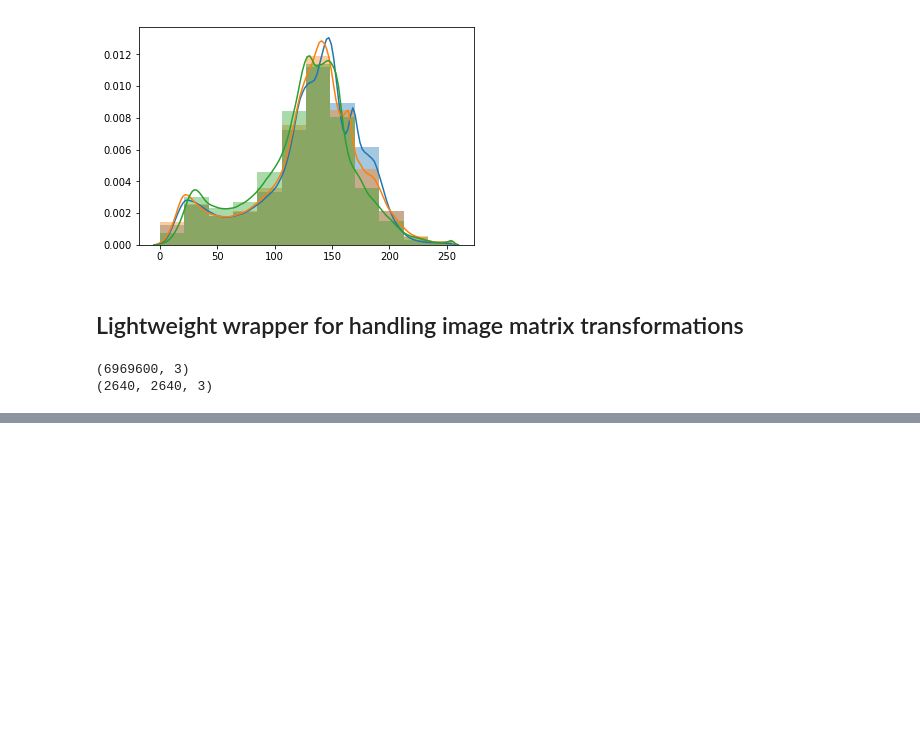
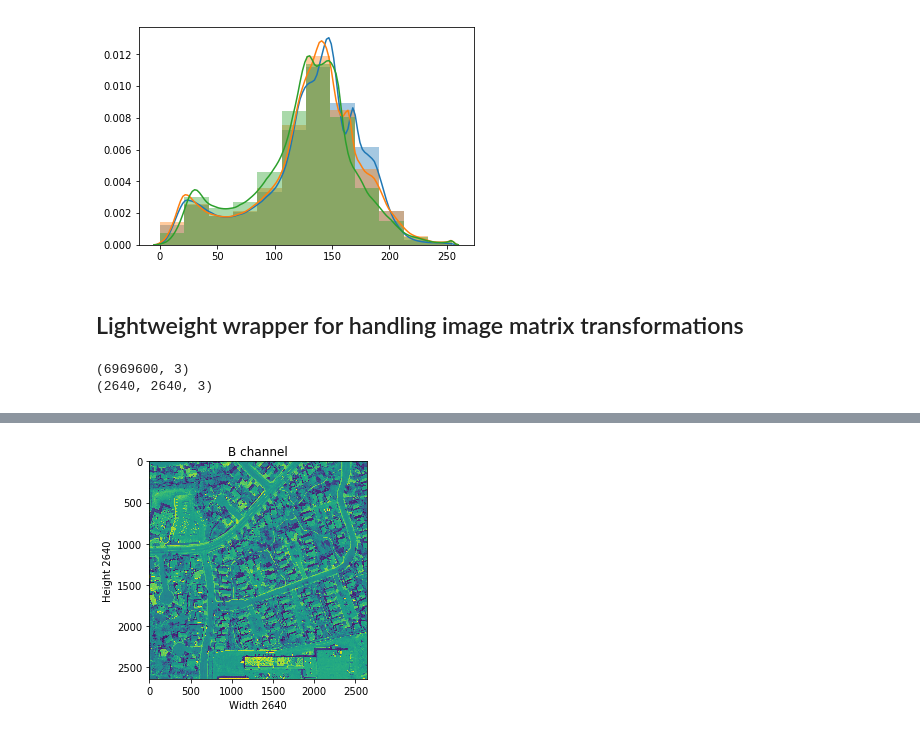
Before and after one commit to thebbennett/rooftopNN, a Jupyter notebook: Rooftop NN EDA.ipynb, the cells around one changed output, grey strips where cells are left out. Drawn from its saved outputs; the diff is of its cells as text; code cells hidden in the pictures; blank space fills up the shorter version.

```diff
--- a/Rooftop NN EDA.ipynb
+++ b/Rooftop NN EDA.ipynb
@@ -178,0 +214,8 @@ plt.imshow(sobel(jpegs[0].image[:750,:750,2]))
+# %%
+plt.title('B channel')
+plt.ylabel('Height {}'.format(firstimg.shape[0]))
+plt.xlabel('Width {}'.format(firstimg.shape[1]))
+plt.imshow(firstimg[ : , : , 2])
+plt.show()
+# %% [output]
+[figure, added]
```
Also changed, not shown: parts of 34 cells of this notebook.
